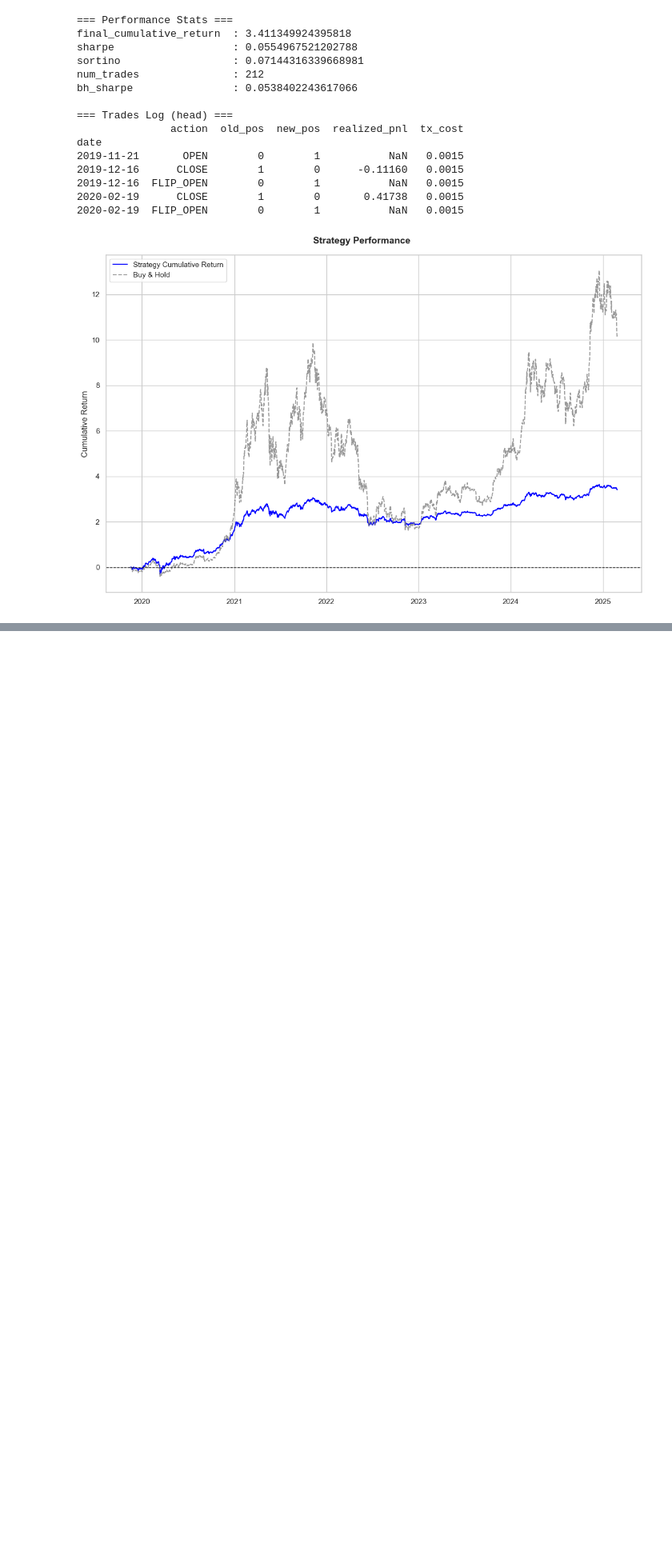
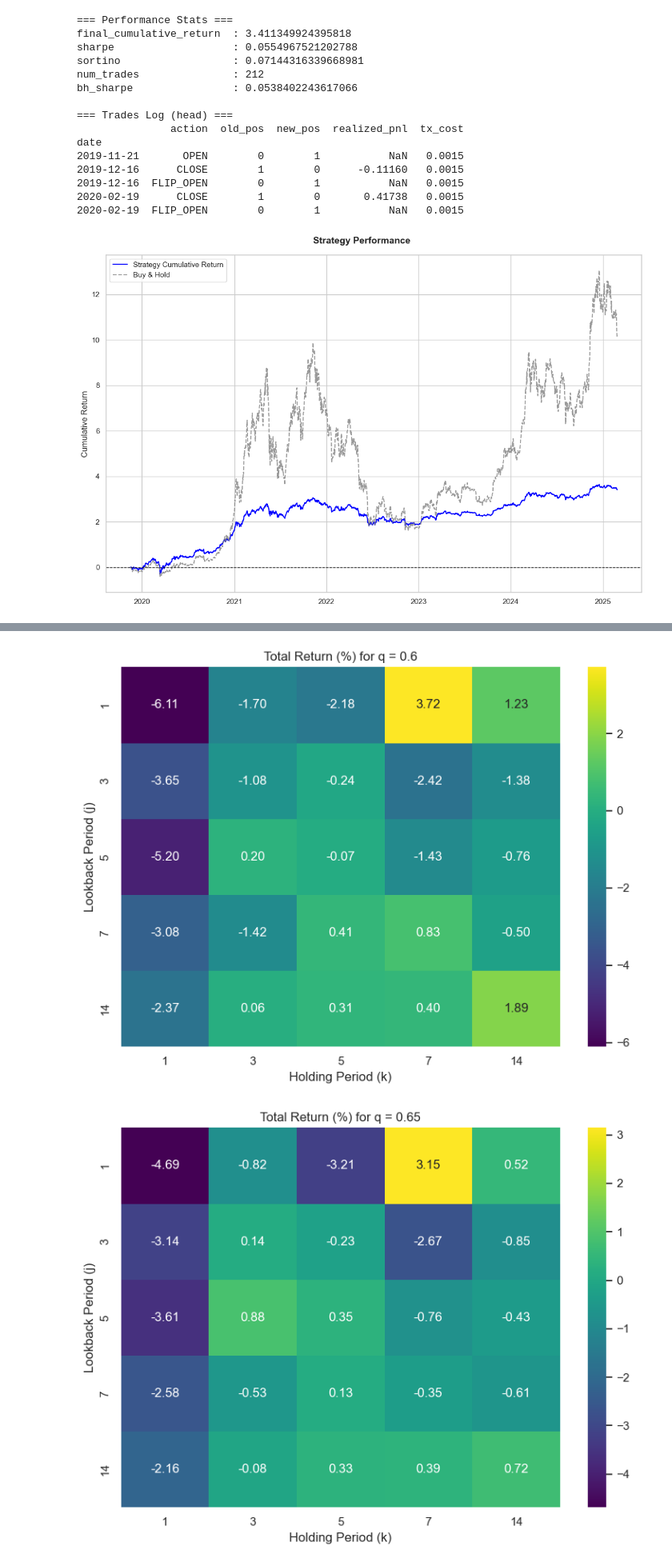
Before and after one commit to andrewpark19/QTS_Final_Project, a Jupyter notebook: QTS_Trading_Project.ipynb, the cells around one changed output, grey strips where cells are left out. Shown at 80% size. Drawn from its saved outputs; the diff is of its cells as text; code cells hidden in the pictures; blank space fills up the shorter version.

Commit message:
varying metrics skeleton code

```diff
--- a/QTS_Trading_Project.ipynb
+++ b/QTS_Trading_Project.ipynb
@@ -700,0 +920,64 @@ date
+# %%
+def convert_metric_value(val):
+    """
+    Helper function to convert a metric value that may be a string (with % sign)
+    into a float. If it contains a '%', the value is divided by 100.
+    """
+    try:
+        if isinstance(val, str):
+            if '%' in val:
+                return float(val.replace('%', '').strip()) / 100.0
+            else:
+                return float(val)
+        else:
+            return float(val)
+    except Exception as e:
+        return np.nan
+
+def visualize_metrics_results(results_df, metric="Total Return (%)"):
+    """
+    Visualizes the selected performance metric across different parameter combinations.
+
+    For each unique value of q (percentile threshold), this function creates a heatmap
+    with lookback period (j) on the y-axis and holding period (k) on the x-axis.
+
+    Parameters
+    ----------
+    results_df : pd.DataFrame
+        DataFrame containing the experiment results. Expected columns include:
+          - 'j': lookback period
+          - 'k': holding period
+          - 'q': percentile threshold
+          - and one or more metric columns (e.g., "Total Return (%)")
+    metric : str, default "Total Return (%)"
+        The metric column to visualize.
+    """
+    # Get sorted unique q values (percentile thresholds)
+    q_values = sorted(results_df['q'].unique())
+
+    # Create a separate heatmap for each q value
+    for q_val in q_values:
+        # Subset the results for this q value
+        df_q = results_df[results_df['q'] == q_val]
+
+        # Pivot the DataFrame so that rows are j, columns are k, and cells are the metric value
+        pivot_df = df_q.pivot(index='j', columns='k', values=metric)
+
+        # Convert the pivot table values to numeric (if they are strings with % signs)
+        pivot_numeric = pivot_df.applymap(convert_metric_value)
+
+        plt.figure(figsize=(8, 6))
+        sns.heatmap(pivot_numeric, annot=True, fmt=".2f", cmap='viridis')
+        plt.title(f"{metric} for q = {q_val}")
+        plt.xlabel("Holding Period (k)")
+        plt.ylabel("Lookback Period (j)")
+        plt.tight_layout()
+        plt.show()
+
+# Example usage:
+# Assume 'metrics_results' is the DataFrame obtained from your metrics experiment,
+# which has columns: 'j', 'k', 'q', "Total Return (%)", "Annualized Return (%)", etc.
+visualize_metrics_results(metrics_results, metric="Total Return (%)")
+# %% [output]
+[figure, added]
+[figure, added]
```
Also changed, not shown: parts of 7 cells of this notebook, 1 other file.
